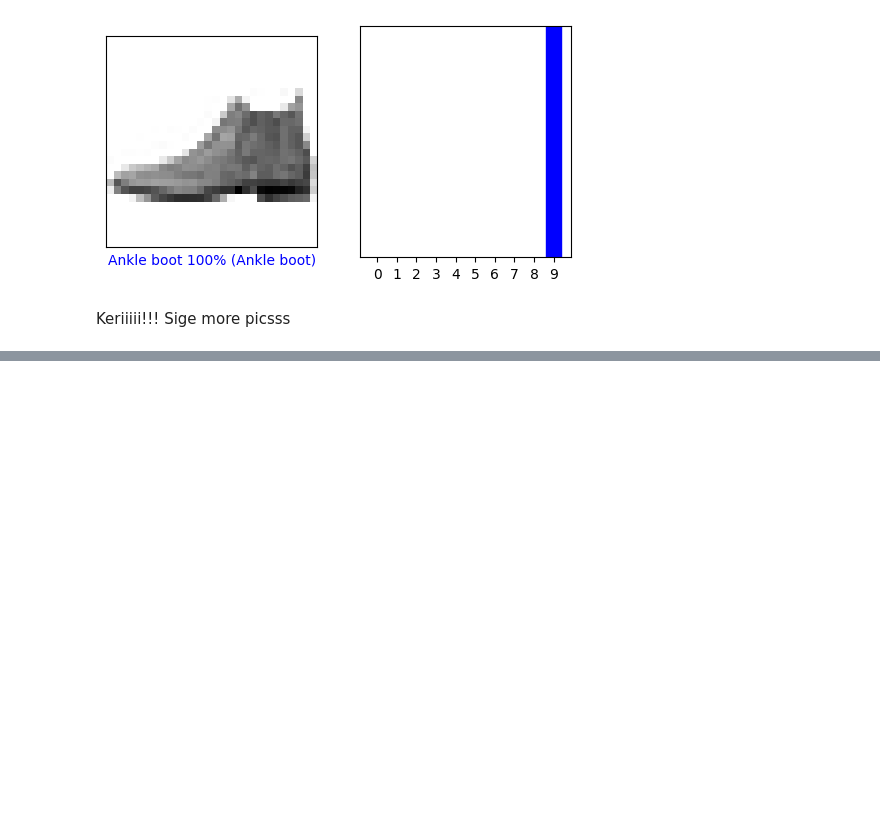
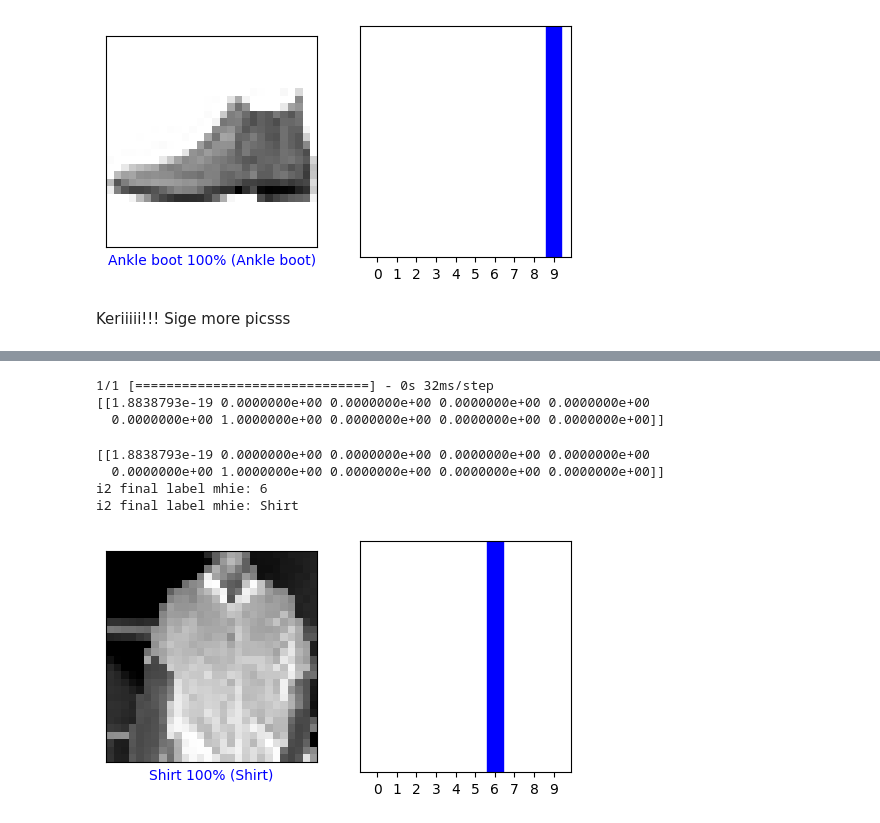
Before and after one commit to mgnarag/CS284, a Jupyter notebook: VIP_workshop.ipynb, the cells around one changed output, grey strips where cells are left out. Saved outputs shown, nothing was run; the diff lists cells and outputs as text; code cells hidden in the pictures; blank space fills up the shorter version.

```diff
--- a/VIP_workshop.ipynb
+++ b/VIP_workshop.ipynb
@@ -323,0 +336,4 @@ plt.show()
+# %%
+
+!ls drive/My\ Drive
+file_path = "/content/drive/My Drive/CS284/Project/" #palitan mo i2 mhie
@@ -323,0 +342,9 @@ plt.show()
+# %%
+
+image_path = 'Test.jpg'
+original_image = cv2.imread(file_path + image_path)
+
+gray_image = cv2.cvtColor(original_image, cv2.COLOR_BGR2GRAY)
+resized_image = cv2.resize(gray_image, (28, 28))
+numpy_array_image = np.array(resized_image) #ayon mhie array kasi ang readable format ni mowdellll
+test = numpy_array_image.reshape((1, 28, 28, 1))
@@ -323,0 +358,26 @@ plt.show()
+# %%
+predictiones = probability_model.predict(test)
+print(predictiones)
+# %% [output]
+1/1 [==============================] - 0s 32ms/step
+[[1.8838793e-19 0.0000000e+00 0.0000000e+00 0.0000000e+00 0.0000000e+00
+  0.0000000e+00 1.0000000e+00 0.0000000e+00 0.0000000e+00 0.0000000e+00]]
+# %%
+print(predictiones)
+print("i2 final label mhie:",np.argmax(predictiones))
+print("i2 final label mhie:",class_names[np.argmax(predictiones)])
+# %% [output]
+[[1.8838793e-19 0.0000000e+00 0.0000000e+00 0.0000000e+00 0.0000000e+00
+  0.0000000e+00 1.0000000e+00 0.0000000e+00 0.0000000e+00 0.0000000e+00]]
+i2 final label mhie: 6
+i2 final label mhie: Shirt
+# %%
+i = 0 #palitan mo itu if bet mo other picture mhie
+plt.figure(figsize=(6,3))
+plt.subplot(1,2,1)
+plot_image(i, predictiones[i], [6], test)
+plt.subplot(1,2,2)
+plot_value_array(i, predictiones[i],  [6])
+plt.show()
+# %% [output]
+[figure, added]
```
Also changed, not shown: parts of 13 cells of this notebook.
